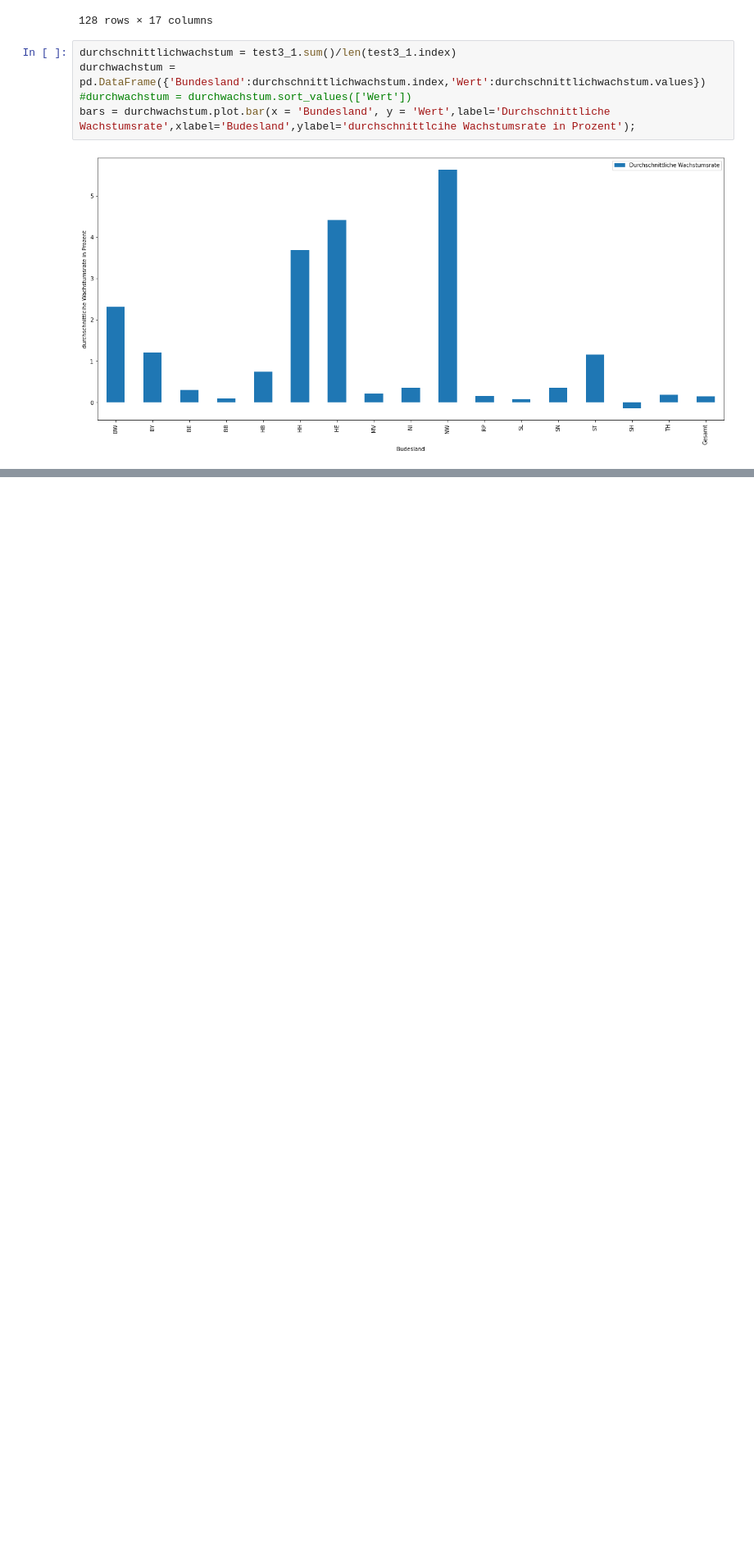
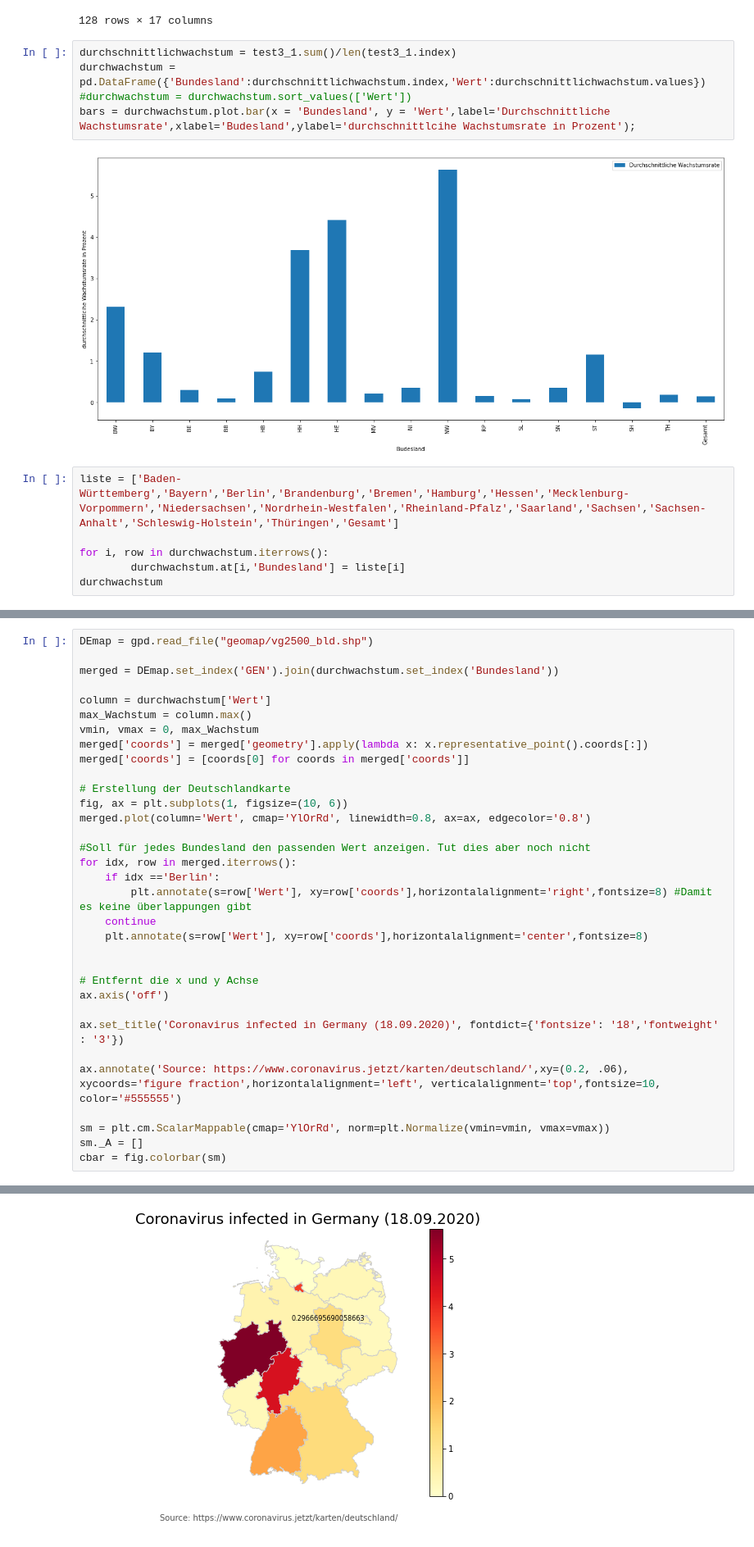
Before and after one commit to Jubo30/Data-Science-Project, a Jupyter notebook: Täglicher Zuwachs Deutschland.ipynb, the cells around one changed output, grey strips where cells are left out. Shown at 82% size. Cells and saved outputs as stored; diff of their text form; blank space fills up the shorter version.

```diff
--- a/Täglicher Zuwachs Deutschland.ipynb
+++ b/Täglicher Zuwachs Deutschland.ipynb
@@ -840,3 +840,9 @@ durchwachstum = pd.DataFrame({'Bundesland':durchschnittlichwachstum.index,'Wert'
 bars = durchwachstum.plot.bar(x = 'Bundesland', y = 'Wert',label='Durchschnittliche Wachstumsrate',xlabel='Budesland',ylabel='durchschnittlcihe Wachstumsrate in Prozent');
 # %% [output]
 [figure]
+# %%
+liste = ['Baden-Württemberg','Bayern','Berlin','Brandenburg','Bremen','Hamburg','Hessen','Mecklenburg-Vorpommern','Niedersachsen','Nordrhein-Westfalen','Rheinland-Pfalz','Saarland','Sachsen','Sachsen-Anhalt','Schleswig-Holstein','Thüringen','Gesamt']
+
+for i, row in durchwachstum.iterrows():
+        durchwachstum.at[i,'Bundesland'] = liste[i]
+durchwachstum
@@ -842,0 +870,34 @@ bars = durchwachstum.plot.bar(x = 'Bundesland', y = 'Wert',label='Durchschnittli
+# %%
+DEmap = gpd.read_file("geomap/vg2500_bld.shp")
+
+merged = DEmap.set_index('GEN').join(durchwachstum.set_index('Bundesland'))
+
+column = durchwachstum['Wert']
+max_Wachstum = column.max()
+vmin, vmax = 0, max_Wachstum
+merged['coords'] = merged['geometry'].apply(lambda x: x.representative_point().coords[:])
+merged['coords'] = [coords[0] for coords in merged['coords']]
+
+# Erstellung der Deutschlandkarte
+fig, ax = plt.subplots(1, figsize=(10, 6))
+merged.plot(column='Wert', cmap='YlOrRd', linewidth=0.8, ax=ax, edgecolor='0.8')
+
+#Soll für jedes Bundesland den passenden Wert anzeigen. Tut dies aber noch nicht
+for idx, row in merged.iterrows():
+    if idx =='Berlin':
+        plt.annotate(s=row['Wert'], xy=row['coords'],horizontalalignment='right',fontsize=8) #Damit es keine überlappungen gibt
+    continue
+    plt.annotate(s=row['Wert'], xy=row['coords'],horizontalalignment='center',fontsize=8)
+
+
+# Entfernt die x und y Achse
+ax.axis('off')
+
+ax.set_title('Coronavirus infected in Germany (18.09.2020)', fontdict={'fontsize': '18','fontweight' : '3'})
+
+ax.annotate('Source: https://www.coronavirus.jetzt/karten/deutschland/',xy=(0.2, .06), xycoords='figure fraction',horizontalalignment='left', verticalalignment='top',fontsize=10, color='#555555')
+
+sm = plt.cm.ScalarMappable(cmap='YlOrRd', norm=plt.Normalize(vmin=vmin, vmax=vmax))
+sm._A = []
+cbar = fig.colorbar(sm)
+# %% [output]
@@ -842,0 +921 @@ bars = durchwachstum.plot.bar(x = 'Bundesland', y = 'Wert',label='Durchschnittli
+[figure, added]
```
Also changed, not shown: parts of 10 cells of this notebook.
